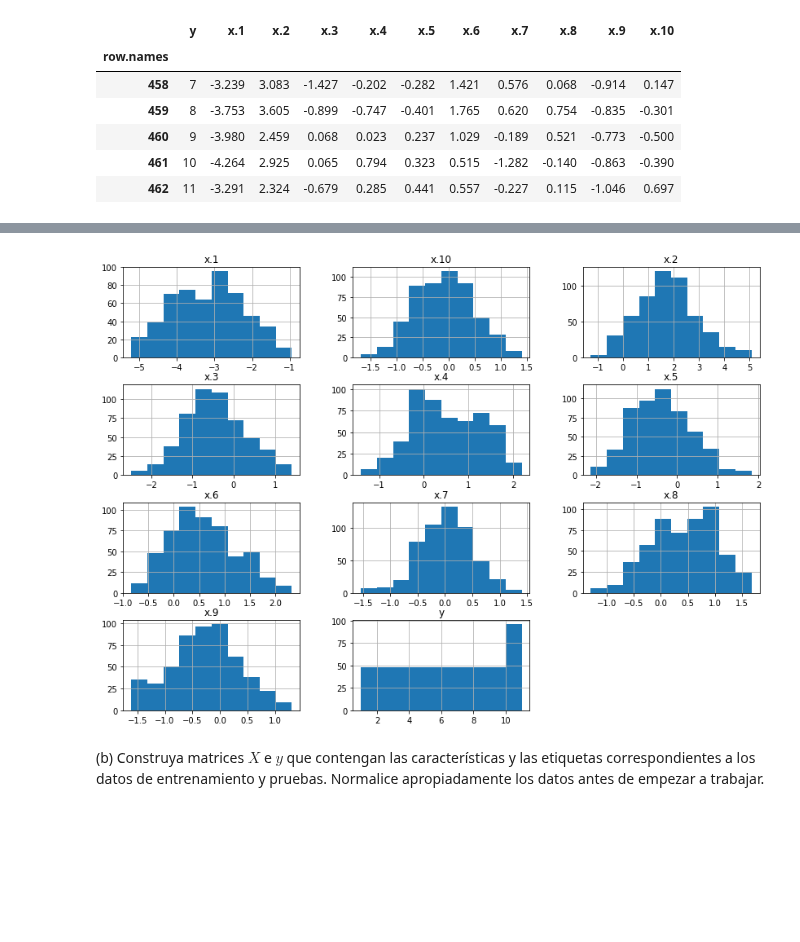
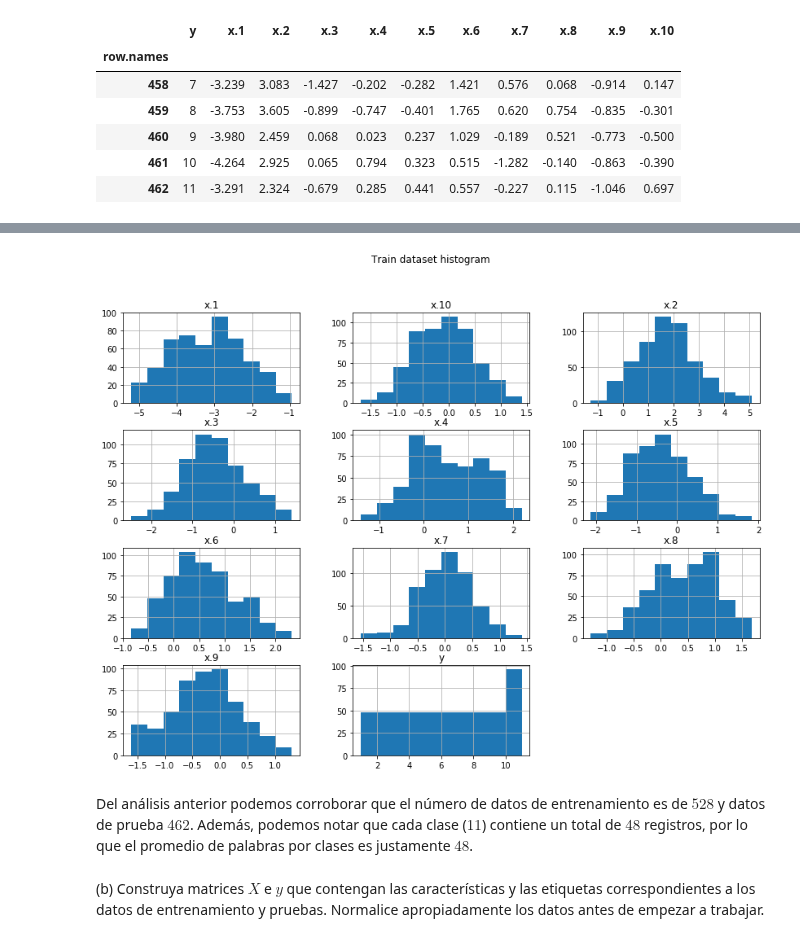
Before and after one commit to dsanmartin/INF578-HW, a Jupyter notebook: 2/Tarea2-ML.ipynb, the cells around one changed output, grey strips where cells are left out. Drawn from its saved outputs; the diff is of its cells as text; code cells hidden in the pictures; blank space fills up the shorter version.

```diff
--- a/2/Tarea2-ML.ipynb
+++ b/2/Tarea2-ML.ipynb
@@ -55,10 +83,13 @@ train_df.describe()
 # %%
 import matplotlib.pyplot as plt
 
 train_df.hist(figsize=(14, 10))
+plt.suptitle("Train dataset histogram")
 plt.show()
 # %% [output]
-[figure, old version]
+[figure, new version]
+# %% [markdown]
+Del análisis anterior podemos corroborar que el número de datos de entrenamiento es de $528$ y datos de prueba $462$. Además, podemos notar que cada clase ($11$) contiene un total de $48$ registros, por lo que el promedio de palabras por clases es justamente $48$.
 # %% [markdown]
 (b) Construya matrices $X$ e $y$ que contengan las características y las etiquetas correspondientes a los datos de entrenamiento y pruebas. Normalice apropiadamente los datos antes de empezar a trabajar.
 # %%
```
Also changed, not shown: parts of 26 cells of this notebook.
